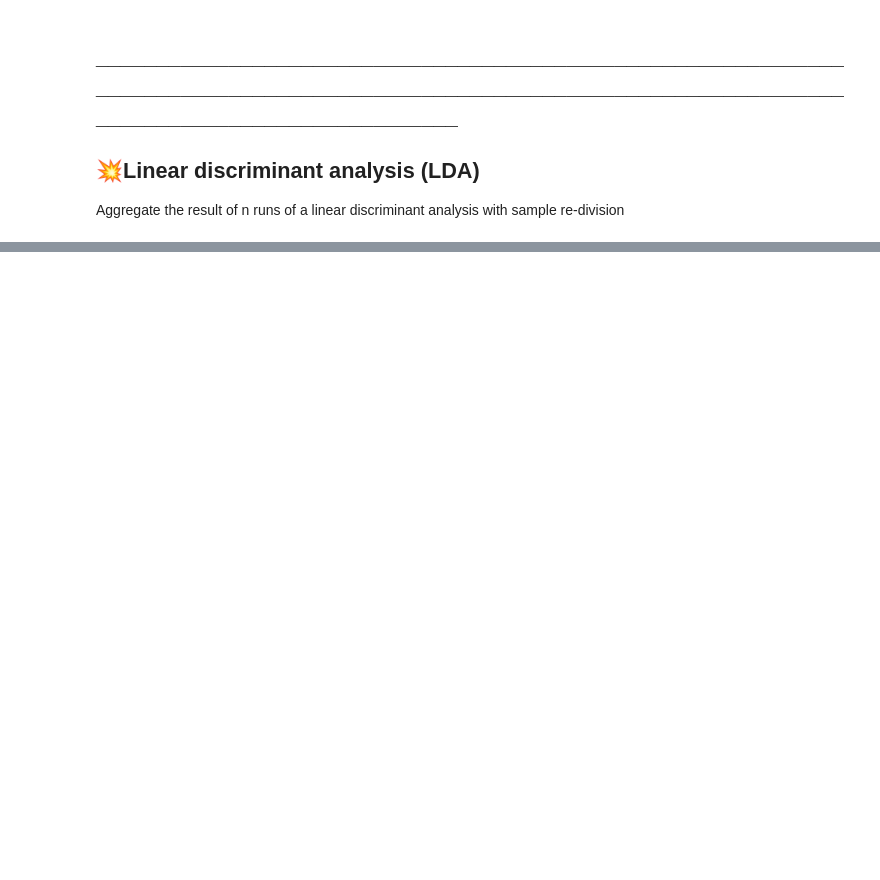
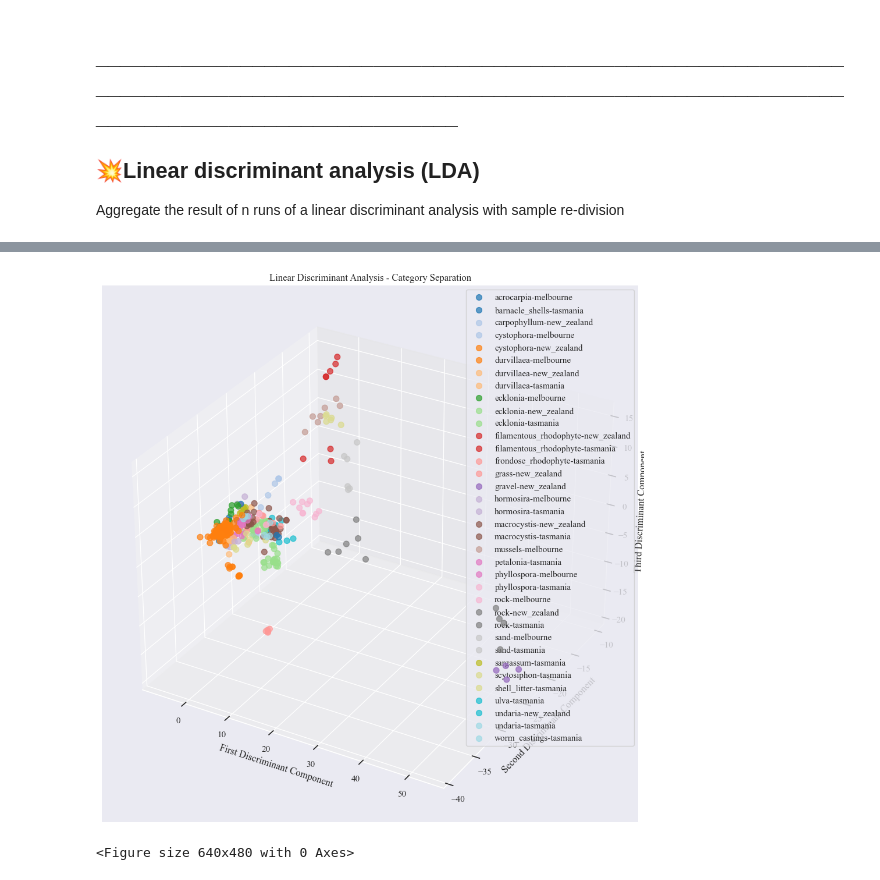
Before and after one commit to uqgrowan/Spectral-Separability-Analysis, a Jupyter notebook: spectral_separability.ipynb, the cells around one changed output, grey strips where cells are left out. Saved outputs shown, nothing was run; the diff lists cells and outputs as text; code cells hidden in the pictures; blank space fills up the shorter version.

```diff
--- a/spectral_separability.ipynb
+++ b/spectral_separability.ipynb
@@ -330,6 +335,11 @@ plt.savefig("./plots/lda/asd_genus_std_10000a.svg")
 # %%
 # Trnasform the spectra into their LDA components
-decomp_spectra = sld.LDA_transform(spectra_prepped, labels_prepped["Class"], test_size=0)
+decomp_spectra = sld.LDA_transform(spectra, labels_to_use, test_size=0.3)
 # %%
 # Plot  2 or 3 LDA components
-sld.LDA_plot(decomp_spectra, labels_prepped["Class"], components = [0,1,2])
+sld.LDA_plot_comps(decomp_spectra, labels_to_use, components = [0,2,1])
+
+plt.savefig("plots/lda/asd_all-targets_genus-site_sep_021_components.svg")
+# %% [output]
+[figure, added]
+<Figure size 640x480 with 0 Axes>
```
Also changed, not shown: parts of 18 cells of this notebook, 3 other files.
